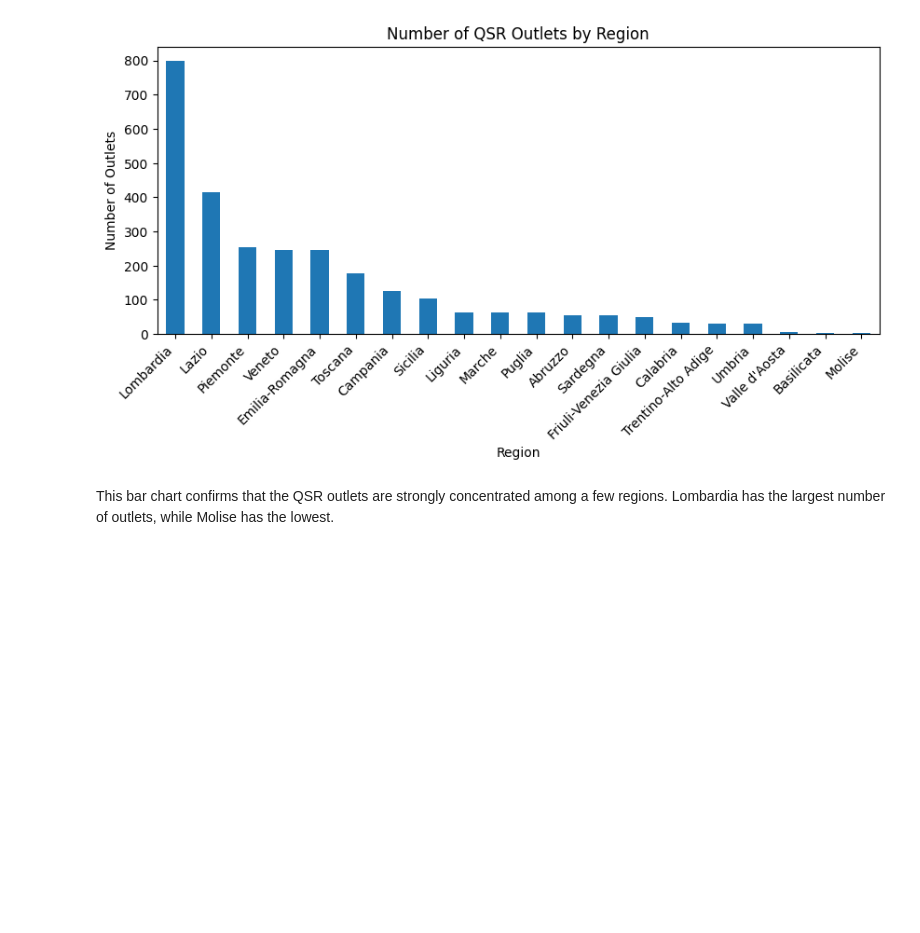
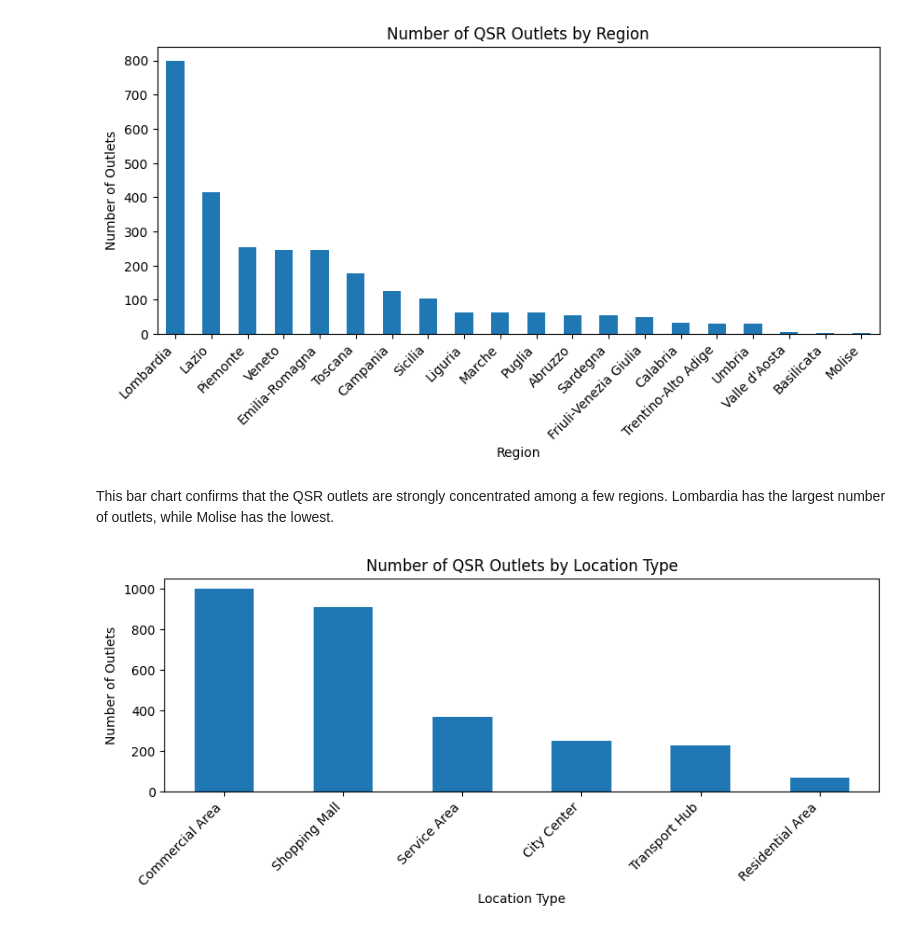
Before and after one commit to mike10nn/QSR_Analysis, a Jupyter notebook: summary_visualization.ipynb, the cells around one changed output. Saved outputs shown, nothing was run; the diff lists cells and outputs as text; code cells hidden in the pictures; blank space fills up the shorter version.

Commit message:
Summary and summary visualization 2

```diff
--- a/summary_visualization.ipynb
+++ b/summary_visualization.ipynb
@@ -31,3 +31,15 @@ plt.show()
 [figure]
 # %% [markdown]
 This bar chart confirms that the QSR outlets are strongly concentrated among a few regions. Lombardia has the largest number of outlets, while Molise has the lowest.
+# %%
+# Bar chart of outlets by location type
+
+outlets["Location_Type"].value_counts().plot(kind="bar", figsize=(10, 3))
+
+plt.title("Number of QSR Outlets by Location Type")
+plt.xlabel("Location Type")
+plt.ylabel("Number of Outlets")
+plt.xticks(rotation=45, ha="right")
+plt.show()
+# %% [output]
+[figure, added]
```
Also changed, not shown: parts of 3 cells of this notebook, 1 other file.
